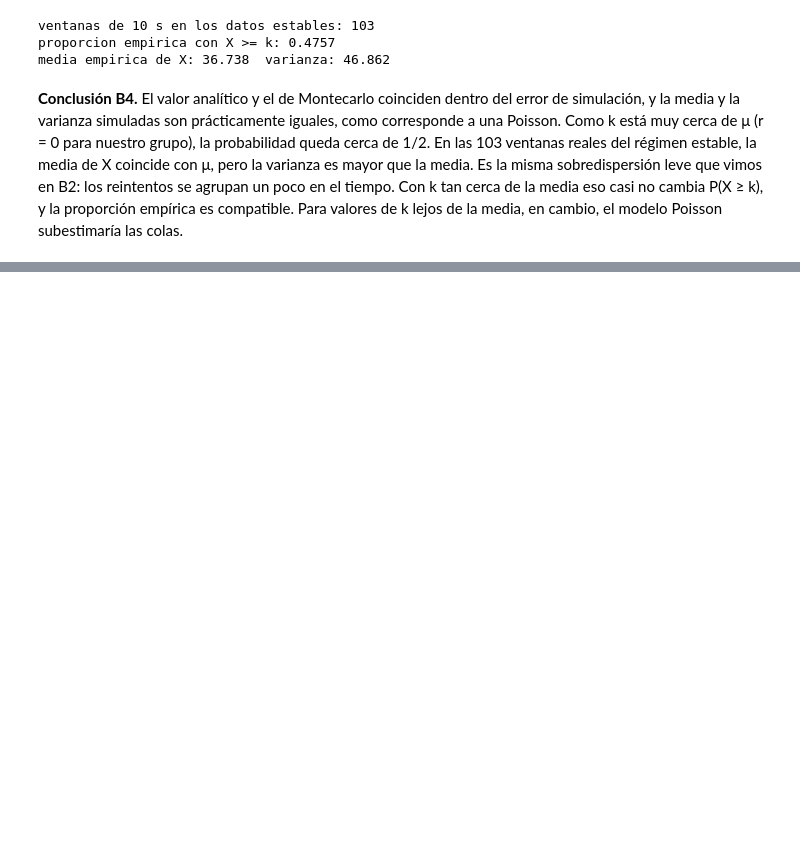
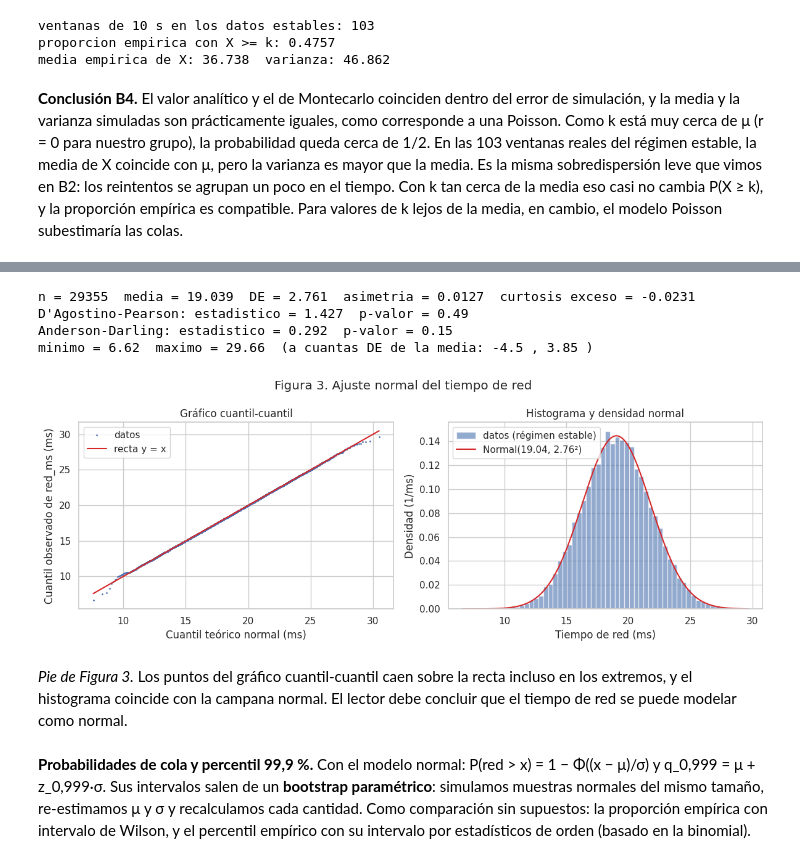
Before and after one commit to Sneider0810/projecto-cci, a Jupyter notebook: proyecto_final_CCI.ipynb, the cells around one changed output, grey strips where cells are left out. Cells and saved outputs as stored; diff of their text form; code cells hidden in the pictures; blank space fills up the shorter version.

```diff
--- a/proyecto_final_CCI.ipynb
+++ b/proyecto_final_CCI.ipynb
@@ -999,0 +1332,44 @@ media empirica de X: 36.738  varianza: 46.862
+# %%
+red = estable["red_ms"].dropna().values
+media_red = red.mean()
+de_red = red.std(ddof=1)
+print("n =", len(red), " media =", round(media_red, 3), " DE =", round(de_red, 3),
+      " asimetria =", round(stats.skew(red), 4), " curtosis exceso =", round(stats.kurtosis(red), 4))
+prueba_dagostino = stats.normaltest(red)
+print("D'Agostino-Pearson: estadistico =", round(prueba_dagostino.statistic, 3), " p-valor =", round(prueba_dagostino.pvalue, 3))
+prueba_ad = stats.anderson(red, dist="norm", method="interpolate")
+print("Anderson-Darling: estadistico =", round(prueba_ad.statistic, 3), " p-valor =", round(prueba_ad.pvalue, 3))
+print("minimo =", red.min(), " maximo =", red.max(), " (a cuantas DE de la media:",
+      round((red.min() - media_red) / de_red, 2), ",", round((red.max() - media_red) / de_red, 2), ")")
+# %% [output]
+n = 29355  media = 19.039  DE = 2.761  asimetria = 0.0127  curtosis exceso = -0.0231
+D'Agostino-Pearson: estadistico = 1.427  p-valor = 0.49
+Anderson-Darling: estadistico = 0.292  p-valor = 0.15
+minimo = 6.62  maximo = 29.66  (a cuantas DE de la media: -4.5 , 3.85 )
+# %%
+fig, ejes = plt.subplots(1, 2, figsize=(12, 4.5))
+probs_red = (np.arange(1, len(red) + 1) - 0.5) / len(red)
+teoricos_red = media_red + de_red * stats.norm.ppf(probs_red)
+ejes[0].plot(teoricos_red, np.sort(red), ".", markersize=2, label="datos")
+ejes[0].plot(teoricos_red, teoricos_red, color="tab:red", label="recta y = x")
+ejes[0].set_xlabel("Cuantil teórico normal (ms)")
+ejes[0].set_ylabel("Cuantil observado de red_ms (ms)")
+ejes[0].set_title("Gráfico cuantil-cuantil")
+ejes[0].legend()
+
+x_red = np.linspace(red.min(), red.max(), 300)
+ejes[1].hist(red, bins=60, density=True, alpha=0.6, label="datos (régimen estable)")
+ejes[1].plot(x_red, stats.norm.pdf(x_red, media_red, de_red), color="tab:red", label=f"Normal({media_red:.2f}, {de_red:.2f}²)")
+ejes[1].set_xlabel("Tiempo de red (ms)")
+ejes[1].set_ylabel("Densidad (1/ms)")
+ejes[1].set_title("Histograma y densidad normal")
+ejes[1].legend()
+fig.suptitle("Figura 3. Ajuste normal del tiempo de red")
+plt.tight_layout()
+plt.show()
+# %% [output]
+[figure, added]
+# %% [markdown]
+*Pie de Figura 3.* Los puntos del gráfico cuantil-cuantil caen sobre la recta incluso en los extremos, y el histograma coincide con la campana normal. El lector debe concluir que el tiempo de red se puede modelar como normal.
+# %% [markdown]
+**Probabilidades de cola y percentil 99,9 %.** Con el modelo normal: P(red > x) = 1 − Φ((x − μ)/σ) y q_0,999 = μ + z_0,999·σ. Sus intervalos salen de un **bootstrap paramétrico**: simulamos muestras normales del mismo tamaño, re-estimamos μ y σ y recalculamos cada cantidad. Como comparación sin supuestos: la proporción empírica con intervalo de Wilson, y el percentil empírico con su intervalo por estadísticos de orden (basado en la binomial).
```
Also changed, not shown: parts of 151 cells of this notebook.
